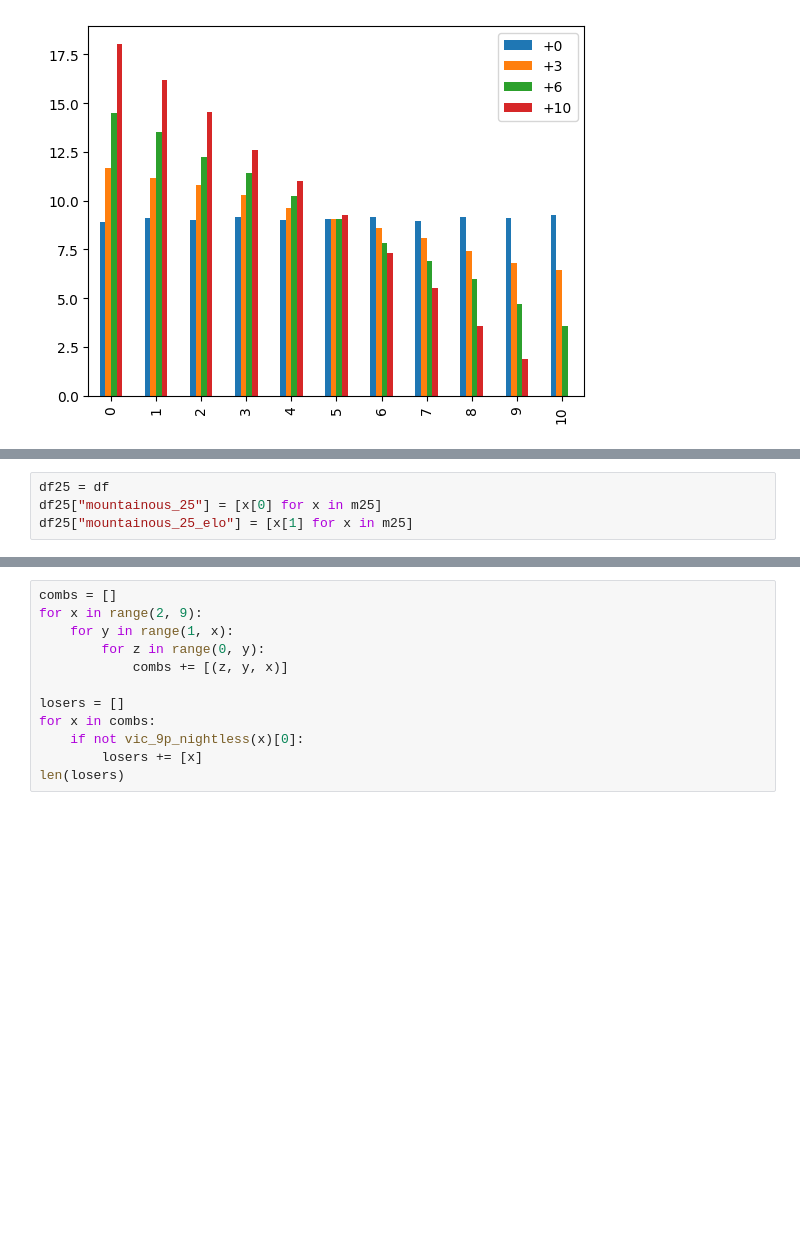
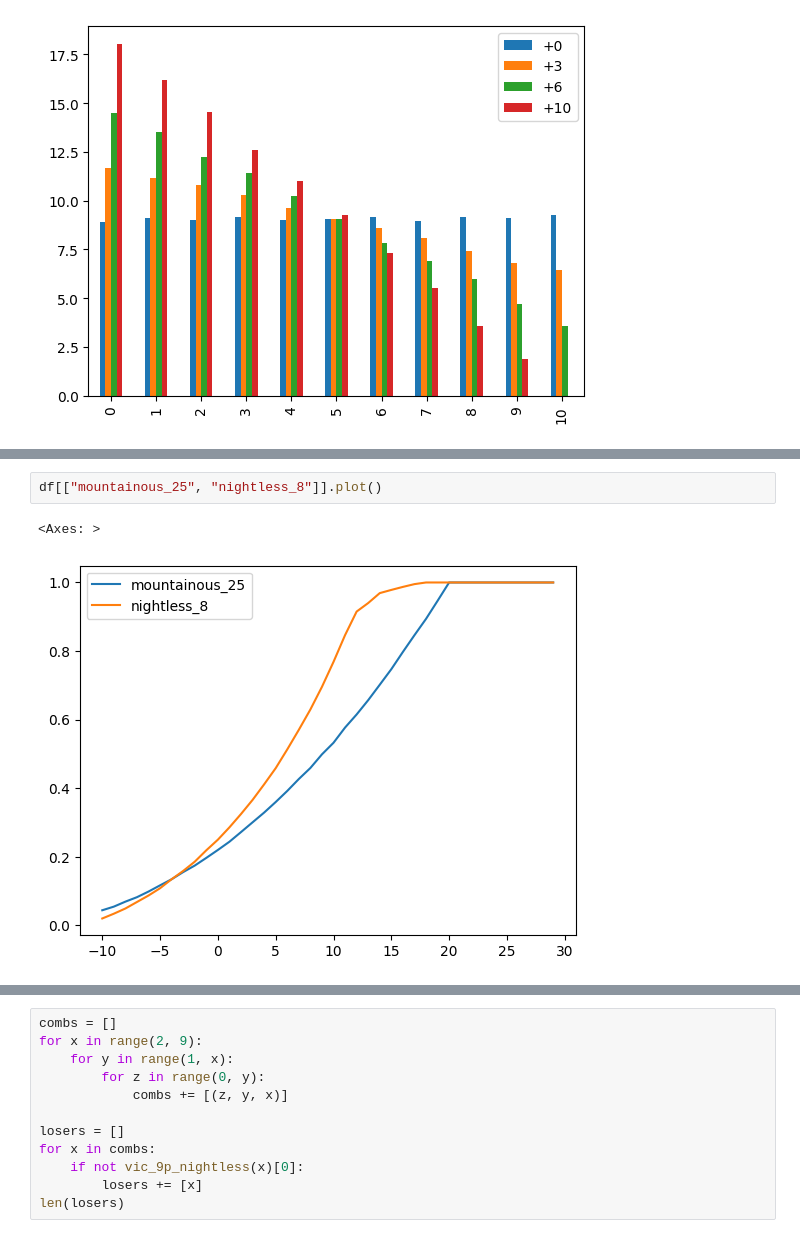
Before and after one commit to kfarrell0/towniness-ev-crappies, a Jupyter notebook: ev.ipynb, the cells around one changed output, grey strips where cells are left out. Cells and saved outputs as stored; diff of their text form; blank space fills up the shorter version.

```diff
--- a/ev.ipynb
+++ b/ev.ipynb
@@ -155,4 +155,5 @@ df[["mountainous", "mountainous_elo"]].plot(xlim=(0, 15), yticks=[0.1, 0.2, 0.3,
-# %%
-df25 = df
-df25["mountainous_25"] = [x[0] for x in m25]
-df25["mountainous_25_elo"] = [x[1] for x in m25]
+# %%
+df[["mountainous_25", "nightless_8"]].plot()
+# %% [output]
+<Axes: >
+[figure, added]
```
Also changed, not shown: parts of 8 cells of this notebook.
